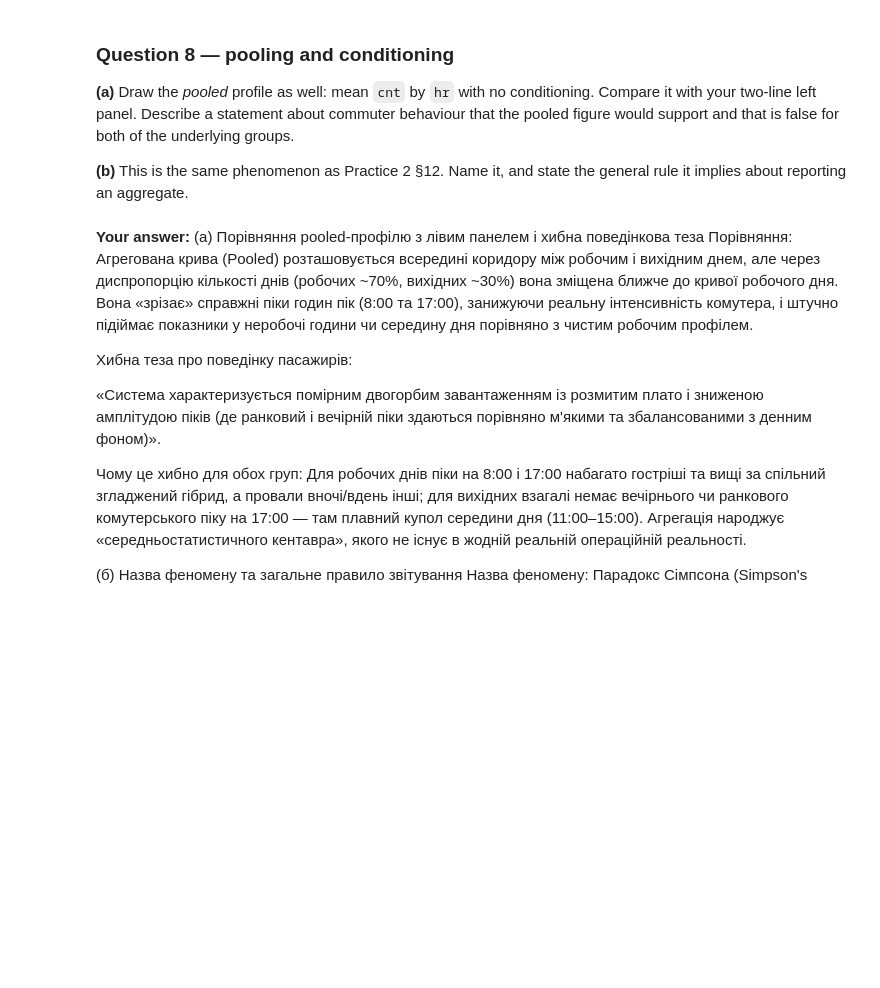
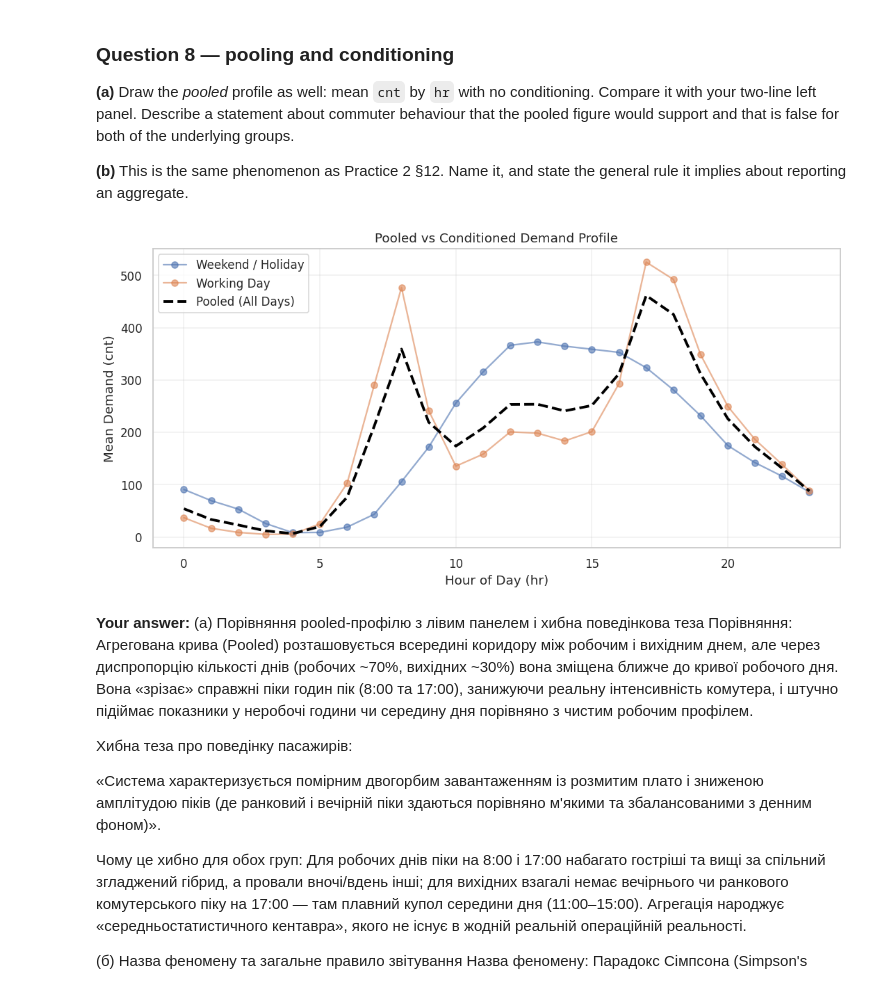
Before and after one commit to ostapenkooleksandr-hash/ida-practice-3d, a Jupyter notebook: practice/2/2-homework.ipynb, the cells around one changed output. Saved outputs shown, nothing was run; the diff lists cells and outputs as text; code cells hidden in the pictures; blank space fills up the shorter version.

```diff
--- a/practice/2/2-homework.ipynb
+++ b/practice/2/2-homework.ipynb
@@ -1480,35 +1480,36 @@ and that is false for both of the underlying groups.
 **(b)** This is the same phenomenon as Practice 2 §12. Name it, and state
 the general rule it implies about reporting an aggregate.
 # %%
-import matplotlib.pyplot as pd_plt  # зазвичай plt
 import matplotlib.pyplot as plt
 import pandas as pd
 
 def draw_pooled_comparison(bikes_frame):
     """Draw pooled profile vs workingday-conditioned profile. Return (fig, ax)."""
     fig, ax = plt.subplots(figsize=(10, 5))
 
     wd_names = {0: 'Weekend / Holiday', 1: 'Working Day'}
     for wd in sorted(bikes_frame['workingday'].unique()):
         subset = bikes_frame[bikes_frame['workingday'] == wd]
         profile = subset.groupby('hr')['cnt'].mean()
         ax.plot(profile.index, profile.values, marker='o', alpha=0.6, label=wd_names.get(wd, str(wd)))
 
     # Pooled profile (некондиційований середній попит за годиною)
     pooled = bikes_frame.groupby('hr')['cnt'].mean()
     ax.plot(pooled.index, pooled.values, color='black', linestyle='--', linewidth=2.5, label='Pooled (All Days)')
 
     ax.set_xlabel('Hour of Day (hr)')
     ax.set_ylabel('Mean Demand (cnt)')
     ax.set_title('Pooled vs Conditioned Demand Profile')
     ax.legend()
     ax.grid(True, alpha=0.3)
     fig.tight_layout()
     return fig, ax
 
-# Приклад виклику:
-# _fig_pool, _ax_pool = draw_pooled_comparison(bikes)
-# plt.show()
+# Активний виклик (переконайся, що твій датасет називається саме bikes (або заміни на імя змінної, наприклад df_bikes))
+fig_pool, ax_pool = draw_pooled_comparison(bikes)
+plt.show()
+# %% [output]
+[figure, added]
 # %% [markdown]
 **Your answer:**
 (a) Порівняння pooled-профілю з лівим панелем і хибна поведінкова теза
```
Also changed, not shown: parts of 4 cells of this notebook.
